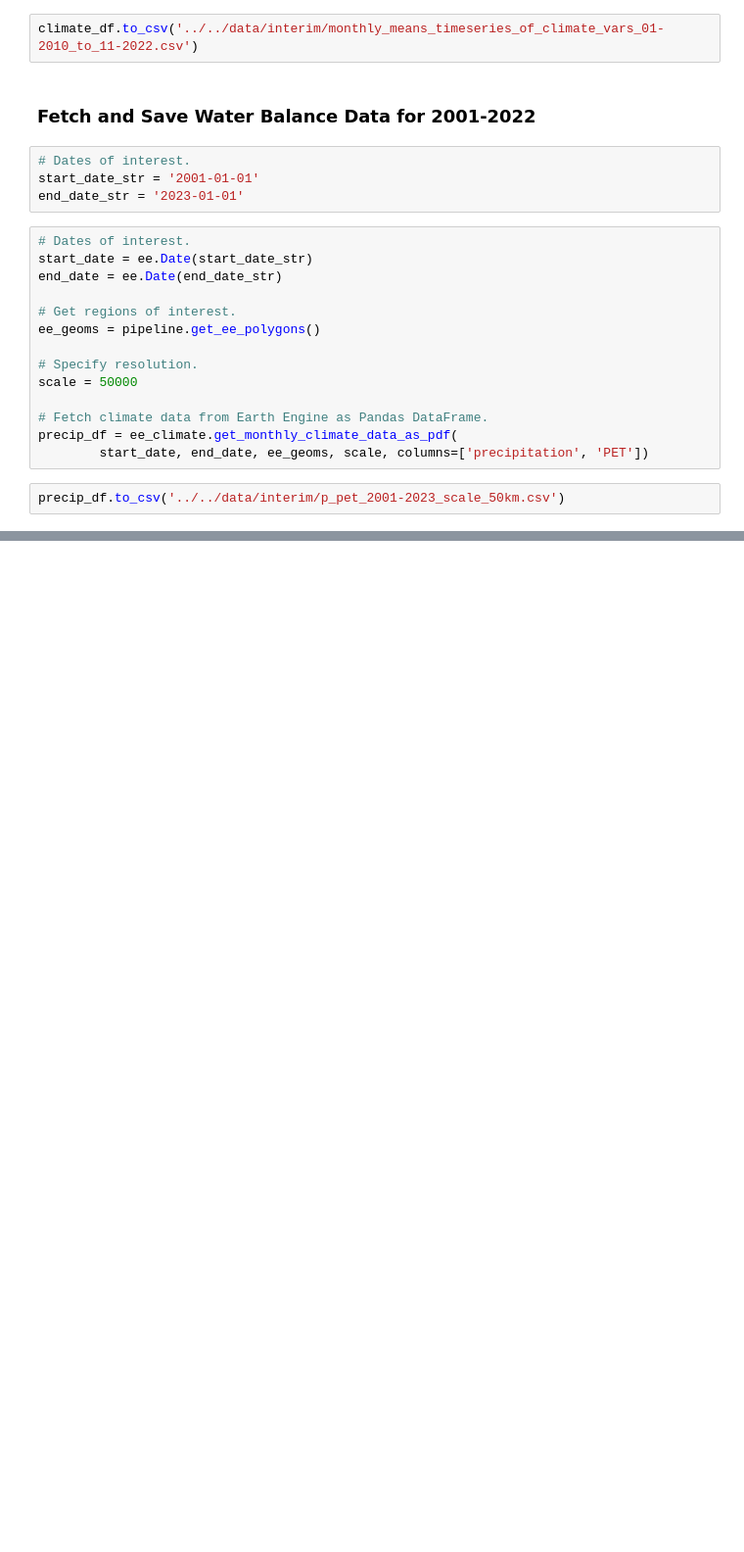
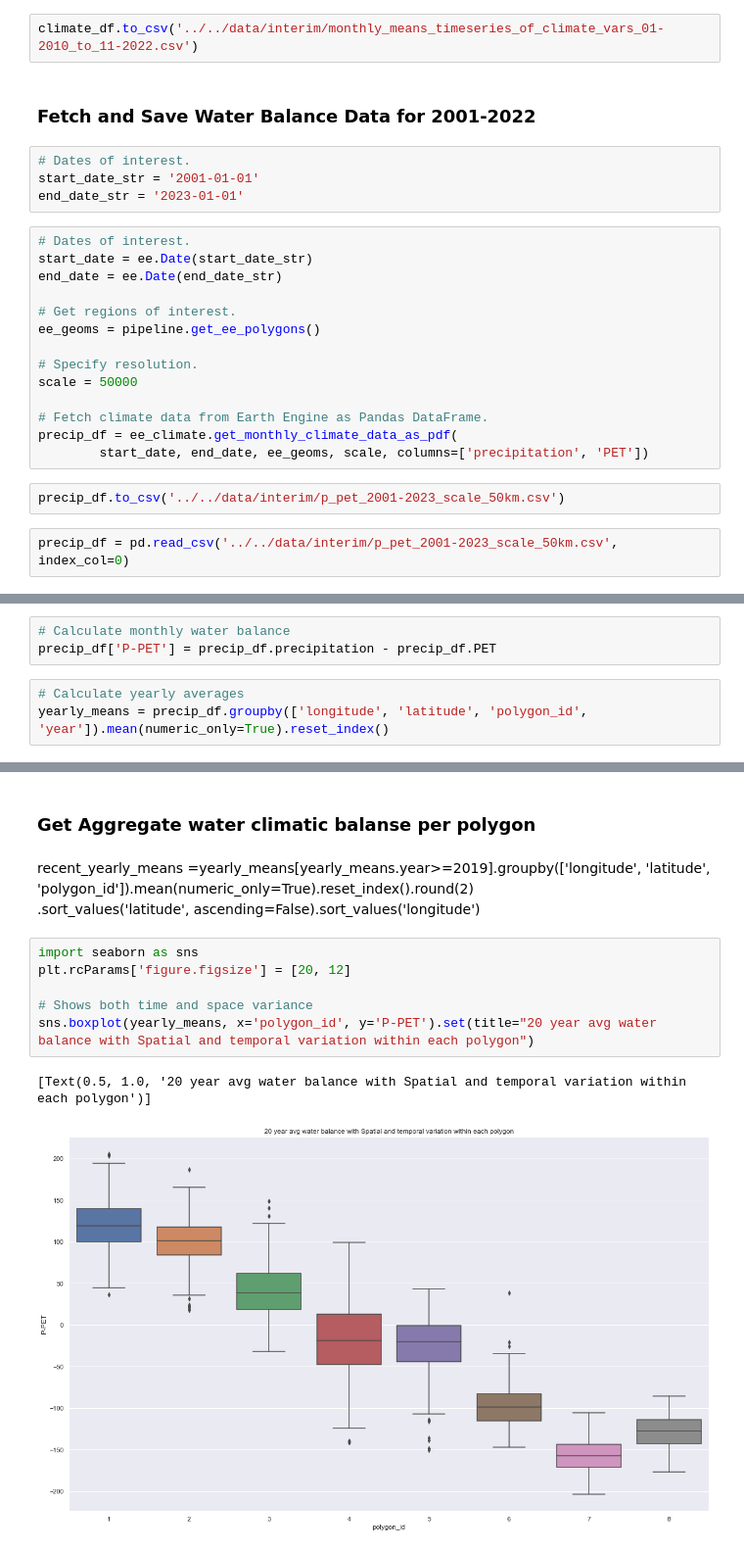
Before and after one commit to 4C-Guided-Team-Challenge/drought-with-gedi, a Jupyter notebook: notebooks/exploratory/ClimateData.ipynb, the cells around one changed output, grey strips where cells are left out. Shown at 98% size. Cells and saved outputs as stored; diff of their text form; blank space fills up the shorter version.

Commit message:
Generating figures for presentation on March 3rd

```diff
--- a/notebooks/exploratory/ClimateData.ipynb
+++ b/notebooks/exploratory/ClimateData.ipynb
@@ -187,3 +188,5 @@ precip_df = ee_climate.get_monthly_climate_data_as_pdf(
         start_date, end_date, ee_geoms, scale, columns=['precipitation', 'PET'])
 # %%
 precip_df.to_csv('../../data/interim/p_pet_2001-2023_scale_50km.csv')
+# %%
+precip_df = pd.read_csv('../../data/interim/p_pet_2001-2023_scale_50km.csv', index_col=0)
@@ -189,0 +197,6 @@ precip_df.to_csv('../../data/interim/p_pet_2001-2023_scale_50km.csv')
+# %%
+# Calculate monthly water balance
+precip_df['P-PET'] = precip_df.precipitation - precip_df.PET
+# %%
+# Calculate yearly averages
+yearly_means = precip_df.groupby(['longitude', 'latitude', 'polygon_id', 'year']).mean(numeric_only=True).reset_index()
@@ -189,0 +274,14 @@ precip_df.to_csv('../../data/interim/p_pet_2001-2023_scale_50km.csv')
+# %% [markdown]
+### Get Aggregate water climatic balanse per polygon
+# %% [markdown]
+recent_yearly_means =yearly_means[yearly_means.year>=2019].groupby(['longitude', 'latitude', 'polygon_id']).mean(numeric_only=True).reset_index().round(2)\
+.sort_values('latitude', ascending=False).sort_values('longitude')
+# %%
+import seaborn as sns
+plt.rcParams['figure.figsize'] = [20, 12]
+
+# Shows both time and space variance
+sns.boxplot(yearly_means, x='polygon_id', y='P-PET').set(title="20 year avg water balance with Spatial and temporal variation within each polygon")
+# %% [output]
+[Text(0.5, 1.0, '20 year avg water balance with Spatial and temporal variation within each polygon')]
+[figure, added]
```
Also changed, not shown: parts of 29 cells of this notebook, 1 other file.
